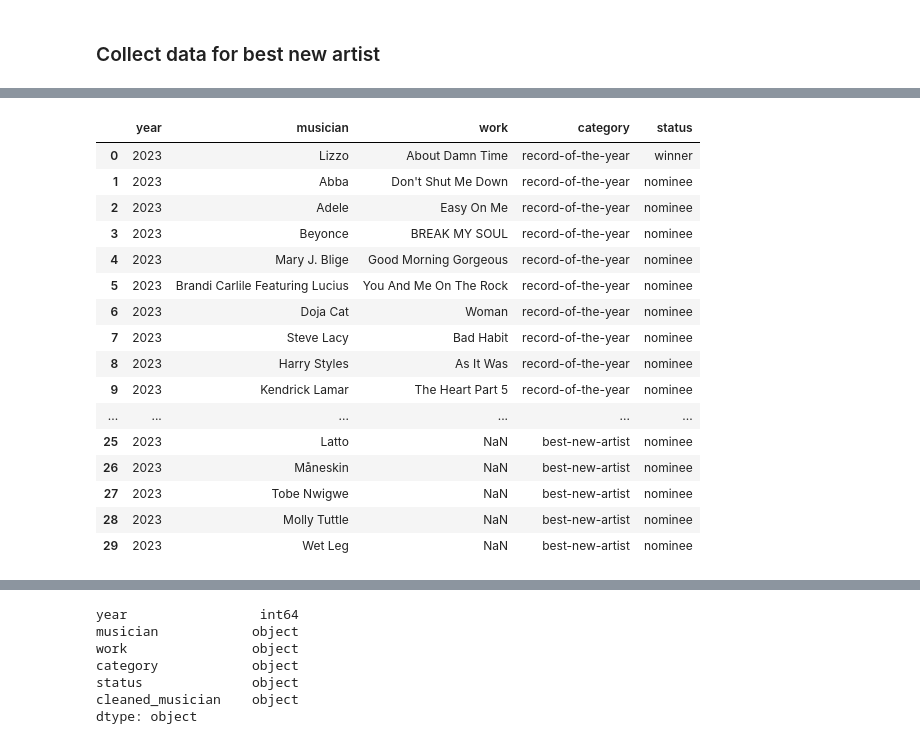
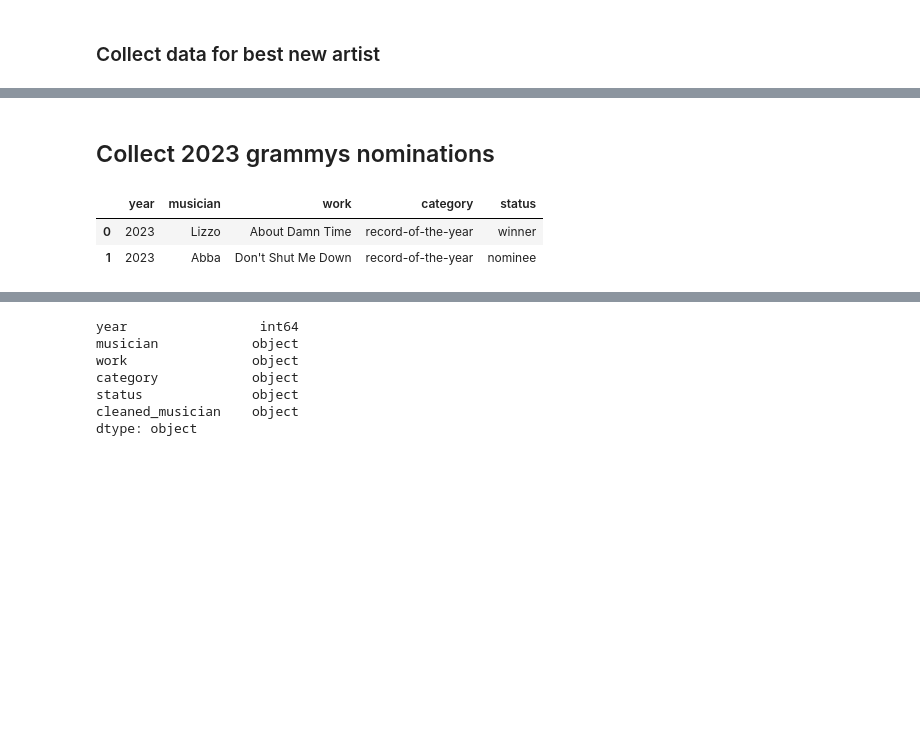
Before and after one commit to CynthiaTuData/grammy-awards, a Jupyter notebook: grammy-step1-scraping.ipynb, the cells around one changed output, grey strips where cells are left out. Saved outputs shown, nothing was run; the diff lists cells and outputs as text; code cells hidden in the pictures; blank space fills up the shorter version.

```diff
--- a/grammy-step1-scraping.ipynb
+++ b/grammy-step1-scraping.ipynb
@@ -126,24 +106,12 @@ second_df
+# %% [markdown]
+## Collect 2023 grammys nominations
 # %%
 df_2023 = pd.read_csv("2023-grammy.csv")
-df_2023
+df_2023.head(2)
 # %% [output]
 |  | year | musician | work | category | status |
 | 0 | 2023 | Lizzo | About Damn Time | record-of-the-year | winner |
 | 1 | 2023 | Abba | Don't Shut Me Down | record-of-the-year | nominee |
-| 2 | 2023 | Adele | Easy On Me | record-of-the-year | nominee |
-| 3 | 2023 | Beyonce | BREAK MY SOUL | record-of-the-year | nominee |
-| 4 | 2023 | Mary J. Blige | Good Morning Gorgeous | record-of-the-year | nominee |
-| 5 | 2023 | Brandi Carlile Featuring Lucius | You And Me On The Rock | record-of-the-year | nominee |
-| 6 | 2023 | Doja Cat | Woman | record-of-the-year | nominee |
-| 7 | 2023 | Steve Lacy | Bad Habit | record-of-the-year | nominee |
-| 8 | 2023 | Harry Styles | As It Was | record-of-the-year | nominee |
-| 9 | 2023 | Kendrick Lamar | The Heart Part 5 | record-of-the-year | nominee |
-| ... | ... | ... | ... | ... | ... |
-| 25 | 2023 | Latto | NaN | best-new-artist | nominee |
-| 26 | 2023 | Måneskin | NaN | best-new-artist | nominee |
-| 27 | 2023 | Tobe Nwigwe | NaN | best-new-artist | nominee |
-| 28 | 2023 | Molly Tuttle | NaN | best-new-artist | nominee |
-| 29 | 2023 | Wet Leg | NaN | best-new-artist | nominee |
 # %%
 df = pd.concat([first_df, second_df, df_2023], ignore_index=True)
 df.sample(10)
```
Also changed, not shown: parts of 5 cells of this notebook, 1 other file.
